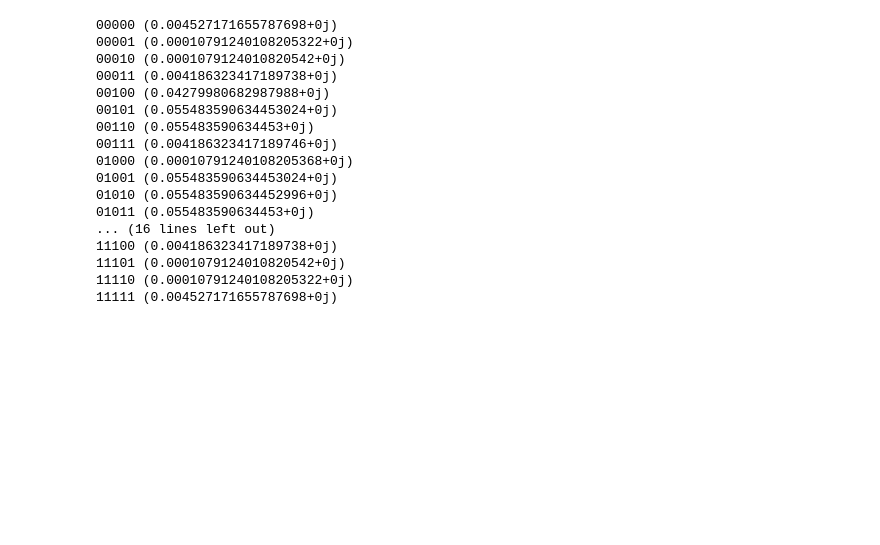
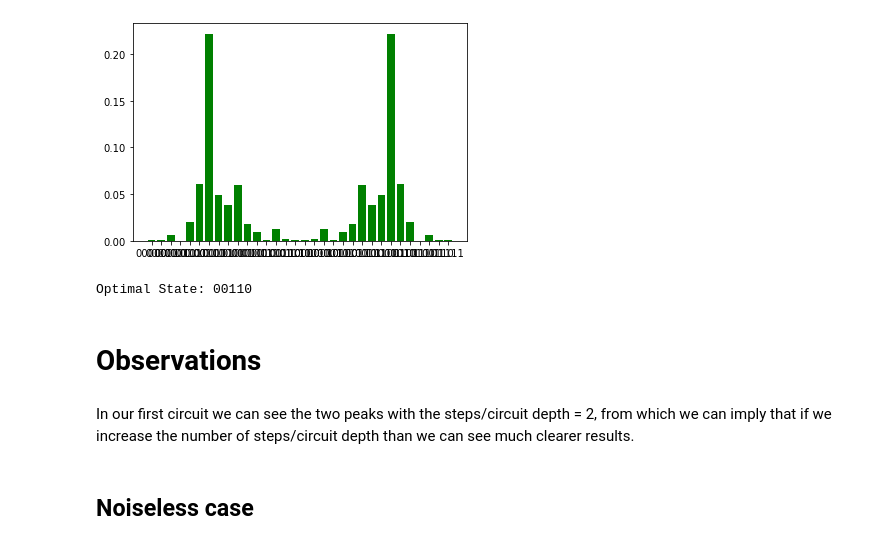
Before and after one commit to usmanmunara/QOSF_QAOA, a Jupyter notebook: qaoa.ipynb, the cells around one changed output. Cells and saved outputs as stored; diff of their text form; code cells hidden in the pictures; blank space fills up the shorter version.

Commit message:
basic noisy and noiseless case

```diff
--- a/qaoa.ipynb
+++ b/qaoa.ipynb
@@ -25,5 +22,5 @@ nx.draw_networkx(weighted_graph, node_color=colors, node_size=600, alpha=1, ax=d
 # %%
-steps = 1
-inst = maxcut_qaoa(weighted_graph,len(weighted_graph.nodes()), steps=steps)
+steps = 2
+inst = maxcut_qaoa(weighted_graph, steps=steps, connection=get_qc(f"{len(weighted_graph.nodes)}q-qvm", noisy=True)) # Noisy Case
 opt_betas, opt_gammas = inst.get_angles()
 # %% [output]
@@ -35,23 +48,21 @@ prog = param_prog(t)
 wf = WavefunctionSimulator().wavefunction(prog)
 wf = wf.amplitudes
 # %%
+states = []
+probs = []
 for state_index in range(inst.nstates):
-    print(inst.states[state_index], np.conj(wf[state_index]) * wf[state_index])
+    #print(inst.states[state_index], np.conj(wf[state_index]) * wf[state_index])
+    probs.append(np.conj(wf[state_index]) * wf[state_index])
+    states.append(inst.states[state_index])
+plt.bar(states, probs, color="green")
+plt.show()
+print("Optimal State:",inst.states[np.argmax(probs)])
 # %% [output]
+[figure, added]
-00000 (0.004527171655787698+0j)
-00001 (0.00010791240108205322+0j)
-00010 (0.0001079124010820542+0j)
-00011 (0.004186323417189738+0j)
-00100 (0.04279980682987988+0j)
-00101 (0.055483590634453024+0j)
-00110 (0.055483590634453+0j)
-00111 (0.004186323417189746+0j)
-01000 (0.00010791240108205368+0j)
-01001 (0.055483590634453024+0j)
-01010 (0.055483590634452996+0j)
-01011 (0.055483590634453+0j)
-... (16 lines left out)
-11100 (0.004186323417189738+0j)
-11101 (0.0001079124010820542+0j)
-11110 (0.00010791240108205322+0j)
-11111 (0.004527171655787698+0j)
+Optimal State: 00110
+# %% [markdown]
+# Observations
+# %% [markdown]
+In our first circuit we can see the two peaks with the steps/circuit depth = 2, from which we can imply that if we increase the number of steps/circuit depth than we can see much clearer results.
+# %% [markdown]
+## Noiseless case
```
Also changed, not shown: parts of 6 cells of this notebook, 1 other file.
